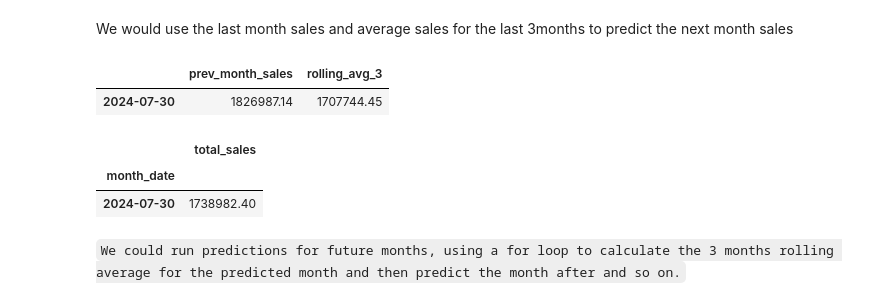
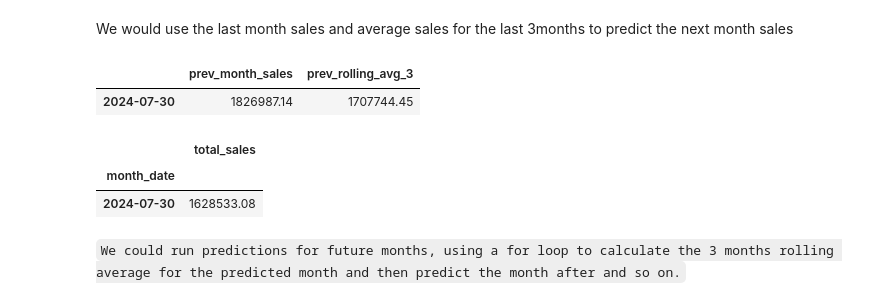
Before and after one commit to donchi/portfolio, a Jupyter notebook: Sales Forecast- Machine Learning/Sales-Prediction.ipynb, the cells around one changed output. Cells and saved outputs as stored; diff of their text form; code cells hidden in the pictures.

```diff
--- a/Sales Forecast- Machine Learning/Sales-Prediction.ipynb
+++ b/Sales Forecast- Machine Learning/Sales-Prediction.ipynb
@@ -65,10 +65,10 @@ memory usage: 3.3+ MB
 
 # get the max order date and offset by 12 months
 max_date = max(df_sales["OrderDate"])
-date_12_months_ago = max_date - pd.DateOffset(months=12)
+date_18_months_ago = max_date - pd.DateOffset(months=18)
 
 # filter last 12 months
-df_sales = df_sales.loc[df_sales["OrderDate"] > date_12_months_ago]
+df_sales = df_sales.loc[df_sales["OrderDate"] > date_18_months_ago]
 df_sales.head(3)
 # %% [output]
 |  | OrderDate | OrderNumber | ProductKey | CustomerKey | TerritoryKey | OrderLineItem | OrderQuantity |
@@ -169,8 +169,11 @@ monthly_sales['prev_month_sales'] = monthly_sales['total_sales'].shift(1)
 # Add a 3-month rolling average feature
 monthly_sales['rolling_avg_3'] = monthly_sales['total_sales'].rolling(window=3).mean()
 
+# Get previous 3 month rolling avg
+monthly_sales['prev_rolling_avg_3'] = monthly_sales['rolling_avg_3'].shift(1)
+
 # drop null values
-monthly_sales.dropna(inplace=True)
+monthly_sales.dropna(inplace=True) # first 3 months have nulls and would be dropped
 
 monthly_sales.head()
 # %% [output]
@@ -347,20 +352,20 @@ We would use the last month sales and average sales for the last 3months to pred
 # %%
 # Get the data for the last month sales
 total_sales = monthly_sales.iloc[-1]['total_sales']
 month_3_rolling_avg = monthly_sales.iloc[-1]['rolling_avg_3']
 next_month = monthly_sales.index[-1]+ pd.DateOffset(months=1)
 
 # Display in a dataframe for clarity
 data = pd.DataFrame({"prev_month_sales": [total_sales],
-                              "rolling_avg_3":[month_3_rolling_avg]},
+                              "prev_rolling_avg_3":[month_3_rolling_avg]},
                              index = [next_month] )
 data
 # %% [output]
-|  | prev_month_sales | rolling_avg_3 |
+|  | prev_month_sales | prev_rolling_avg_3 |
 | 2024-07-30 | 1826987.14 | 1707744.45 |
 # %%
 # Predict the sales for the next month (July 2024)
-linear_model = pickle.load(open("model/sales_prediction-linear.pkl","rb"))
+linear_model = pickle.load(open("model/sales_prediction-randomforest.pkl","rb"))
 next_month_prediction = linear_model.predict(data)
 
 # put it in a dataframe
@@ -372,7 +377,7 @@ prediction_df
 # %% [output]
 |  | total_sales |
 | month_date |  |
-| 2024-07-30 | 1738982.40 |
+| 2024-07-30 | 1628533.08 |
 # %% [markdown]
 `We could run predictions for future months, using a for loop to calculate the 3 months rolling average for the predicted month and then predict the month after and so on.`
 # %%
```
Also changed, not shown: parts of 16 cells of this notebook, 2 other files.
